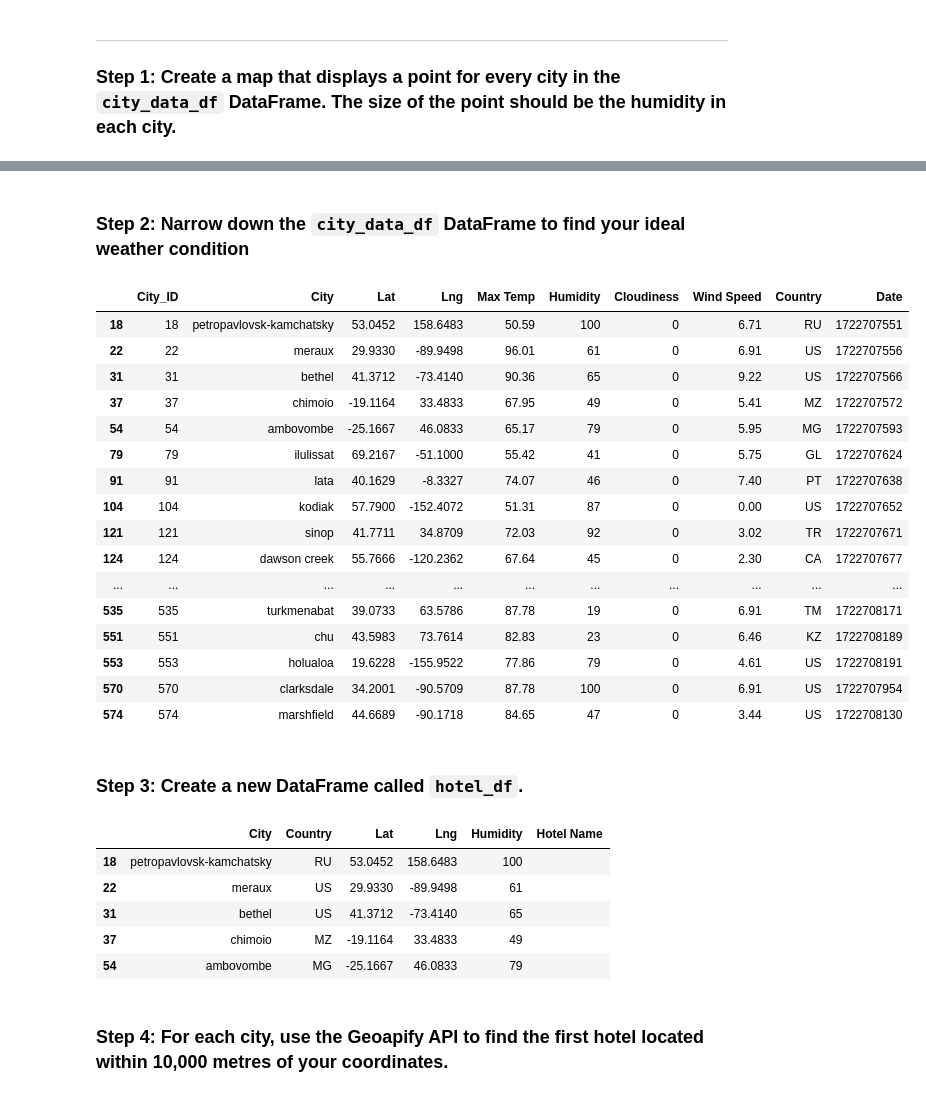
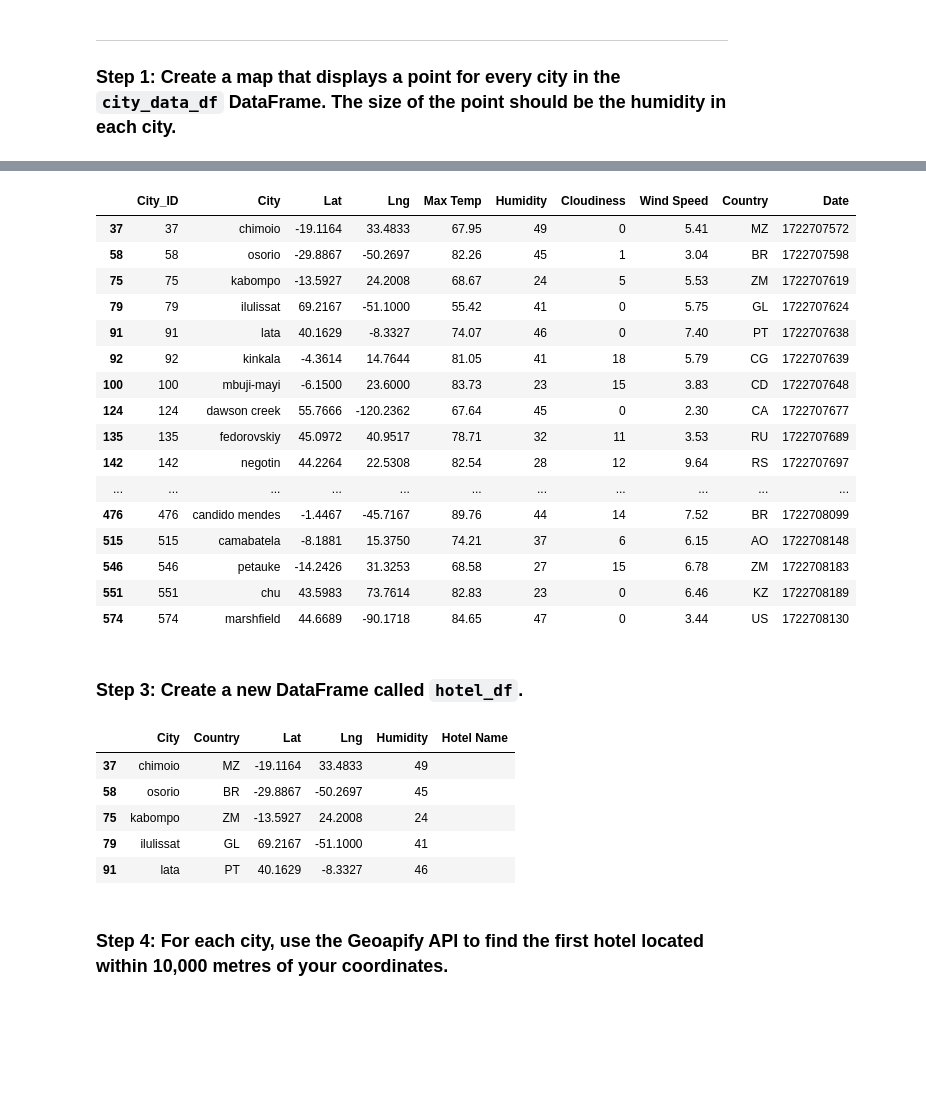
Before and after one commit to AdebolaShelby/python-api-challenge, a Jupyter notebook: WeatherPy/VacationPy.ipynb, the cells around one changed output, grey strips where cells are left out. Saved outputs shown, nothing was run; the diff lists cells and outputs as text; code cells hidden in the pictures; blank space fills up the shorter version.

```diff
--- a/WeatherPy/VacationPy.ipynb
+++ b/WeatherPy/VacationPy.ipynb
@@ -63,44 +67,44 @@ base_map
 [interactive output not drawn]
-# %% [markdown]
-### Step 2: Narrow down the `city_data_df` DataFrame to find your ideal weather condition
 # %%
 # Narrow down cities that fit criteria and drop any results with null values
 
 ideal_temp_df = city_data_df.loc[
-    (city_data_df["Max Temp"] < 120)
-    & (city_data_df["Max Temp"] > 50)
-    & (city_data_df["Wind Speed"] < 10)
-    & (city_data_df["Cloudiness"] == 0)
+    (city_data_df["Max Temp"] <= 90) & (city_data_df["Max Temp"] >= 40)
+    & (city_data_df["Humidity"] <= 50) & (city_data_df["Humidity"] >= 20)
+    & (city_data_df["Wind Speed"] <= 10)
+    & (city_data_df["Cloudiness"] <= 20)
+
 ].dropna()
 
 # Display sample data
 ideal_temp_df
+
 
 # A max temperature lower than 45 degrees but higher than 20.
 #ideal_temp_df = (city_data_df["Max Temp"] < 45) & (city_data_df["Max Temp"] > 20 & (city_data_df["Wind Speed"] < 5) & (city_data_df["Cloudiness"] == 0))
 
 # Drop any rows with null values
 #ideal_cities_df = city_data_df[ideal_temp_df].dropna()
 
 # Display sample data
 #ideal_cities_df
 # %% [output]
 |  | City_ID | City | Lat | Lng | Max Temp | Humidity | Cloudiness | Wind Speed | Country | Date |
-| 18 | 18 | petropavlovsk-kamchatsky | 53.0452 | 158.6483 | 50.59 | 100 | 0 | 6.71 | RU | 1722707551 |
-| 22 | 22 | meraux | 29.9330 | -89.9498 | 96.01 | 61 | 0 | 6.91 | US | 1722707556 |
-| 31 | 31 | bethel | 41.3712 | -73.4140 | 90.36 | 65 | 0 | 9.22 | US | 1722707566 |
 | 37 | 37 | chimoio | -19.1164 | 33.4833 | 67.95 | 49 | 0 | 5.41 | MZ | 1722707572 |
-| 54 | 54 | ambovombe | -25.1667 | 46.0833 | 65.17 | 79 | 0 | 5.95 | MG | 1722707593 |
+| 58 | 58 | osorio | -29.8867 | -50.2697 | 82.26 | 45 | 1 | 3.04 | BR | 1722707598 |
+| 75 | 75 | kabompo | -13.5927 | 24.2008 | 68.67 | 24 | 5 | 5.53 | ZM | 1722707619 |
 | 79 | 79 | ilulissat | 69.2167 | -51.1000 | 55.42 | 41 | 0 | 5.75 | GL | 1722707624 |
 | 91 | 91 | lata | 40.1629 | -8.3327 | 74.07 | 46 | 0 | 7.40 | PT | 1722707638 |
-| 104 | 104 | kodiak | 57.7900 | -152.4072 | 51.31 | 87 | 0 | 0.00 | US | 1722707652 |
-| 121 | 121 | sinop | 41.7711 | 34.8709 | 72.03 | 92 | 0 | 3.02 | TR | 1722707671 |
+| 92 | 92 | kinkala | -4.3614 | 14.7644 | 81.05 | 41 | 18 | 5.79 | CG | 1722707639 |
+| 100 | 100 | mbuji-mayi | -6.1500 | 23.6000 | 83.73 | 23 | 15 | 3.83 | CD | 1722707648 |
 | 124 | 124 | dawson creek | 55.7666 | -120.2362 | 67.64 | 45 | 0 | 2.30 | CA | 1722707677 |
+| 135 | 135 | fedorovskiy | 45.0972 | 40.9517 | 78.71 | 32 | 11 | 3.53 | RU | 1722707689 |
+| 142 | 142 | negotin | 44.2264 | 22.5308 | 82.54 | 28 | 12 | 9.64 | RS | 1722707697 |
 | ... | ... | ... | ... | ... | ... | ... | ... | ... | ... | ... |
-| 535 | 535 | turkmenabat | 39.0733 | 63.5786 | 87.78 | 19 | 0 | 6.91 | TM | 1722708171 |
+| 476 | 476 | candido mendes | -1.4467 | -45.7167 | 89.76 | 44 | 14 | 7.52 | BR | 1722708099 |
+| 515 | 515 | camabatela | -8.1881 | 15.3750 | 74.21 | 37 | 6 | 6.15 | AO | 1722708148 |
+| 546 | 546 | petauke | -14.2426 | 31.3253 | 68.58 | 27 | 15 | 6.78 | ZM | 1722708183 |
 | 551 | 551 | chu | 43.5983 | 73.7614 | 82.83 | 23 | 0 | 6.46 | KZ | 1722708189 |
-| 553 | 553 | holualoa | 19.6228 | -155.9522 | 77.86 | 79 | 0 | 4.61 | US | 1722708191 |
-| 570 | 570 | clarksdale | 34.2001 | -90.5709 | 87.78 | 100 | 0 | 6.91 | US | 1722707954 |
 | 574 | 574 | marshfield | 44.6689 | -90.1718 | 84.65 | 47 | 0 | 3.44 | US | 1722708130 |
 # %% [markdown]
 ### Step 3: Create a new DataFrame called `hotel_df`.
@@ -115,11 +119,11 @@ hotel_df["Hotel Name"] = ""
 hotel_df.head()
 # %% [output]
 |  | City | Country | Lat | Lng | Humidity | Hotel Name |
-| 18 | petropavlovsk-kamchatsky | RU | 53.0452 | 158.6483 | 100 |  |
-| 22 | meraux | US | 29.9330 | -89.9498 | 61 |  |
-| 31 | bethel | US | 41.3712 | -73.4140 | 65 |  |
 | 37 | chimoio | MZ | -19.1164 | 33.4833 | 49 |  |
-| 54 | ambovombe | MG | -25.1667 | 46.0833 | 79 |  |
+| 58 | osorio | BR | -29.8867 | -50.2697 | 45 |  |
+| 75 | kabompo | ZM | -13.5927 | 24.2008 | 24 |  |
+| 79 | ilulissat | GL | 69.2167 | -51.1000 | 41 |  |
+| 91 | lata | PT | 40.1629 | -8.3327 | 46 |  |
 # %% [markdown]
 ### Step 4: For each city, use the Geoapify API to find the first hotel located within 10,000 metres of your coordinates.
 # %%
```
Also changed, not shown: parts of 3 cells of this notebook.
